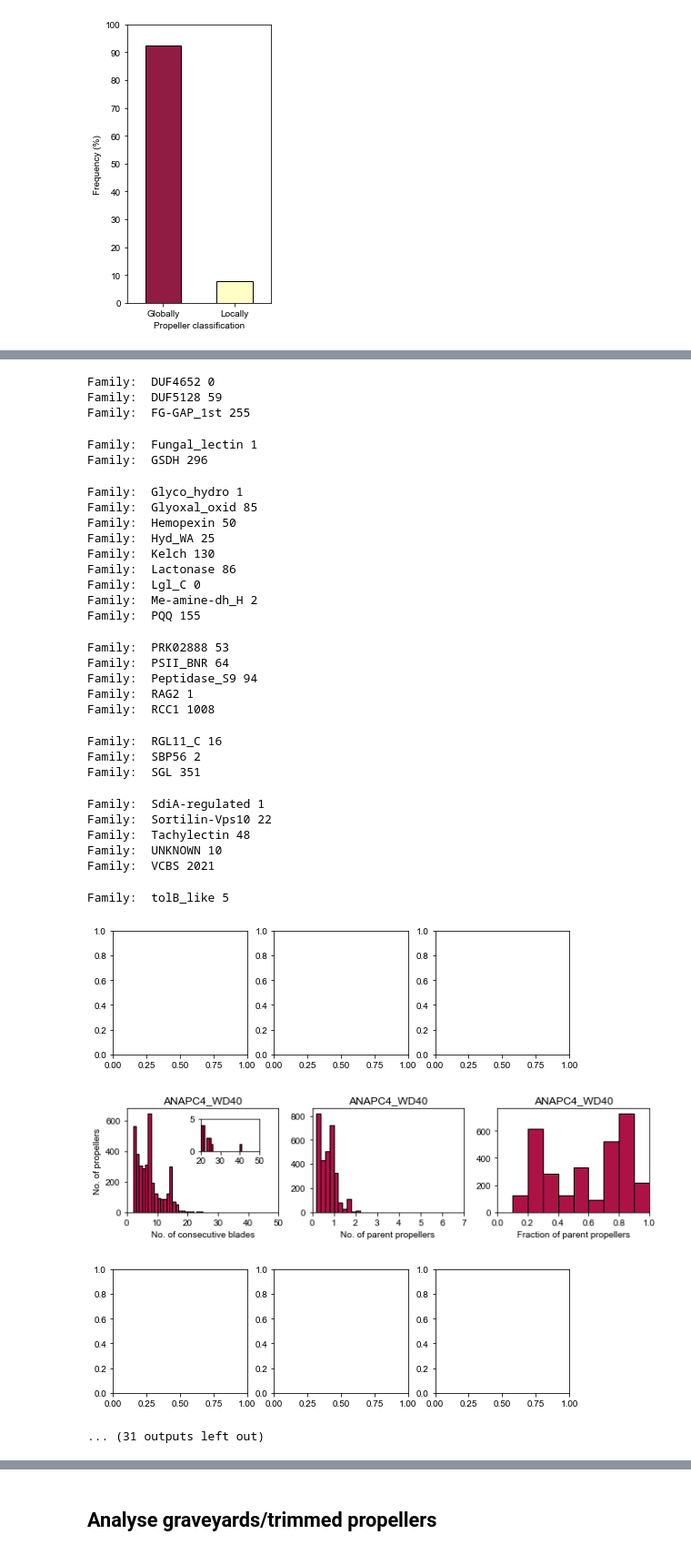
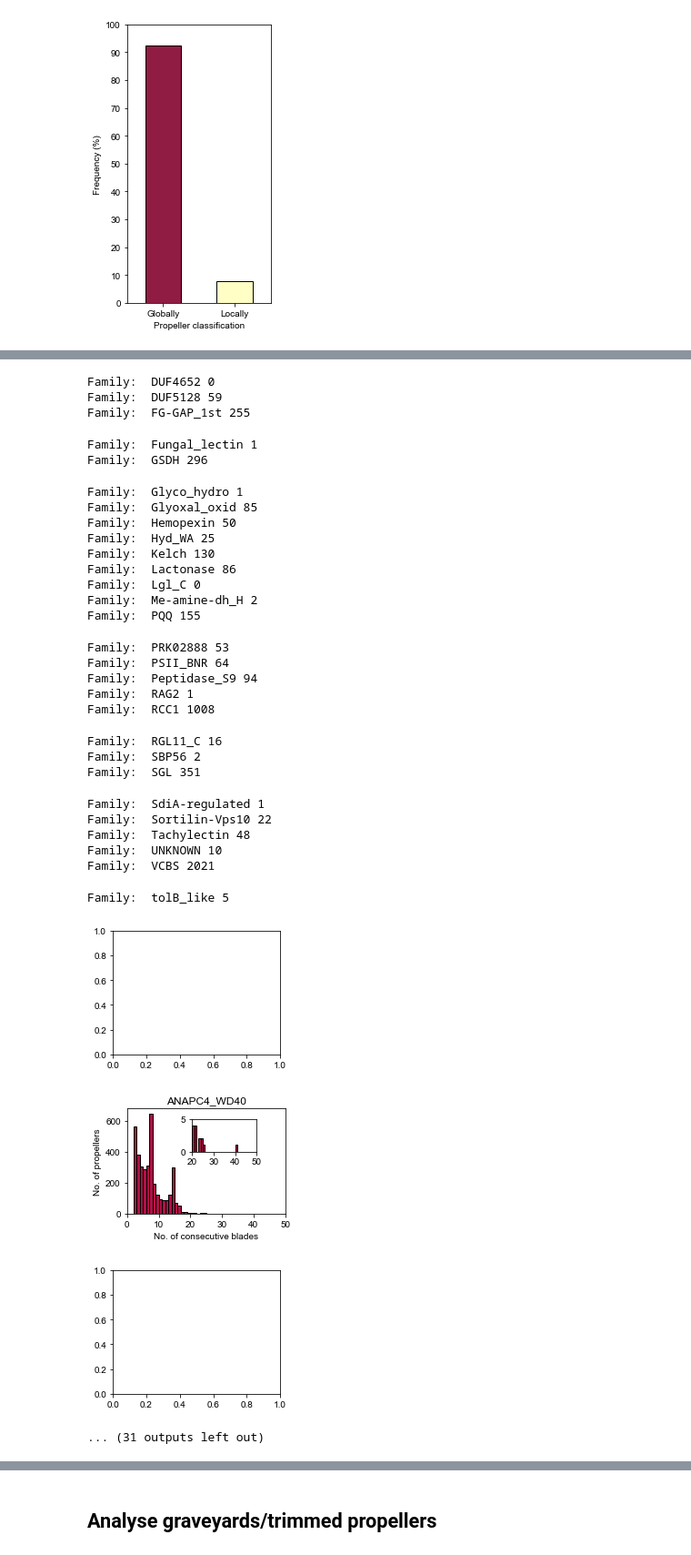
Before and after one commit to JoanaMPereira/RecentlyAmplifiedProps, a Jupyter notebook: overall_analysis_of_results.ipynb, the cells around one changed output, grey strips where cells are left out. Shown: that part at 91% size. Drawn from its saved outputs; the diff is of its cells as text; code cells hidden in the pictures.

```diff
--- a/overall_analysis_of_results.ipynb
+++ b/overall_analysis_of_results.ipynb
@@ -240,8 +240,7 @@ for target in ecod_mapping:
             propellers[propeller_label] = {'parent_f_name': f_name,
                                      'parent_t_name': t_name,
                                      'detected_topology': int(propeller.split('(')[-1].split()[0]),
-                                     'blades_similarity': blade_similarity,
-                                     'topology_ration': int(propeller.split('(')[-1].split()[0])/number_blades}
+                                     'blades_similarity': blade_similarity}
 
 
 # get taxonomy and propeller classification now
@@ -379,7 +378,7 @@ f.savefig('{}/fig1AB.pdf'.format(out_dir))
 [figure]
 # %%
 # f-names
-f, (ax1, ax2) = plt.subplots(2, 1, sharex=True, figsize=(9,6))
+f, (ax1) = plt.subplots(1, 1, sharex=True, figsize=(9,4))
 
 sns.boxplot(y='detected_topology', data=propellers_df_df, palette='Spectral', linewidth=1,
             x='parent_f_name', order=sorted(set(propellers_df_df.parent_f_name)), fliersize=2, ax=ax1)
@@ -388,15 +387,8 @@ ax1.set_ylim(0, 50)
 ax1.set_xlabel('')
 ax1.set_xticklabels(rotation=90, labels = sorted(set(propellers_df_df.parent_f_name)))
 ax1.set_xlim(-0.5, len(set(propellers_df_df.parent_f_name))-0.5)
+ax1.set_xlabel('Simplified ECOD F-name')
 
-sns.boxplot(y='topology_ration', data=propellers_df_df, palette='Spectral', linewidth=1,
-            x='parent_f_name', order=sorted(set(propellers_df_df.parent_f_name)), fliersize=2, ax=ax2)
-ax2.set_ylabel('No. of parent propellers')
-ax2.set_ylim(0, 7)
-ax2.set_xlabel('Simplified ECOD F-name')
-ax2.set_xticklabels(rotation=90, labels = sorted(set(propellers_df_df.parent_f_name)))
-ax2.set_xlim(-0.5, len(set(propellers_df_df.parent_f_name))-0.5)
-
-f.tight_layout()
+plt.tight_layout()
 f.savefig('{}/S2.pdf'.format(out_dir))
 # %% [output]
@@ -715,20 +680,20 @@ family_colors = define_family_colors(sorted(set(propellers_df_df.parent_f_name))
 
 for family in family_colors:
 
-    f, axs = plt.subplots(1, 3, figsize=(w*3,h/2))
+    f, axs = plt.subplots(1, 1, figsize=(w+0.3,h/2))
 
     tmp = Globally.loc[Globally.parent_f_name == family]
     print('Family: ', family, len(tmp))
 
     if len(tmp) > 150:
         sns.histplot(tmp.detected_topology, bins=range(max(propellers_df.detected_topology)+1),
-                     ax=axs[0], stat='count', color=family_colors[family], edgecolor='black', linewidth=1, alpha=1)
-        axs[0].set_xlim(0, 50)
-        axs[0].set_ylabel('No. of propellers')
-        axs[0].set_xlabel('No. of consecutive blades')
-        axs[0].title.set_text(family)
+                     ax=axs, stat='count', color=family_colors[family], edgecolor='black', linewidth=1, alpha=1)
+        axs.set_xlim(0, 50)
+        axs.set_ylabel('No. of propellers')
+        axs.set_xlabel('No. of consecutive blades')
+        axs.title.set_text(family)
 
-        ax1 = f.add_axes([0.2, 0.6, 0.1, 0.2])
+        ax1 = f.add_axes([0.5, 0.6, 0.3, 0.2])
         sns.histplot(tmp[tmp.detected_topology>=20].detected_topology, bins=range(20,max(propellers_df.detected_topology)+1),
                      ax=ax1, stat='count', color=family_colors[family], edgecolor='black', linewidth=1, alpha=1)
         ax1.set_xlim(20, 50)
@@ -737,23 +702,6 @@ for family in family_colors:
         ax1.set_ylim(0,5)
         ax1.set_xticks(range(20, 60, 10))
 
-        sns.histplot(tmp.topology_ration, bins=np.arange(0, round(max(propellers_df.topology_ration))+1, 0.2),
-                     ax=axs[1], stat='count', color=family_colors[family], edgecolor='black', linewidth=1, alpha=1)
-        axs[1].set_xlim(0, 7)
-        axs[1].set_xlabel('No. of parent propellers')
-        axs[1].set_ylabel('')
-        axs[1].set_xticks(range(0, 8))
-        axs[1].title.set_text(family)
-
-        values = np.modf(tmp['topology_ration'])[0]
-        values = np.where(values==0, 1, values)
-        sns.histplot(values, bins=np.arange(0,1.1,0.1),
-                     ax=axs[2], stat='count', color=family_colors[family], edgecolor='black', linewidth=1, alpha=1)
-        axs[2].set_xlim(0, 1)
-        axs[2].set_xlabel('Fraction of parent propellers')
-        axs[2].set_ylabel('')
-        axs[2].title.set_text(family)
-
         plt.tight_layout()
         plt.savefig('{}/figS3B-D_{}.pdf'.format(out_dir, family))
 # %% [output]
@@ -764,34 +712,34 @@ Family:  BNR 2
 Family:  Cytochrom_D1 4
 Family:  DPPIV_N 1160
 Family:  DUF4652 0
 Family:  DUF5128 59
 Family:  FG-GAP_1st 255
 Family:  Fungal_lectin 1
 Family:  GSDH 296
 Family:  Glyco_hydro 1
 Family:  Glyoxal_oxid 85
 Family:  Hemopexin 50
 Family:  Hyd_WA 25
 Family:  Kelch 130
 Family:  Lactonase 86
 Family:  Lgl_C 0
 Family:  Me-amine-dh_H 2
 Family:  PQQ 155
 Family:  PRK02888 53
 Family:  PSII_BNR 64
 Family:  Peptidase_S9 94
 Family:  RAG2 1
 Family:  RCC1 1008
 Family:  RGL11_C 16
 Family:  SBP56 2
 Family:  SGL 351
 Family:  SdiA-regulated 1
 Family:  Sortilin-Vps10 22
 Family:  Tachylectin 48
 Family:  UNKNOWN 10
 Family:  VCBS 2021
 Family:  tolB_like 5
-[figure, old version]
+[figure, new version]
-[figure, old version]
+[figure, new version]
-[figure, old version]
+[figure, new version]
 ... (31 outputs left out)
```
Also changed, not shown: parts of 18 cells of this notebook.
